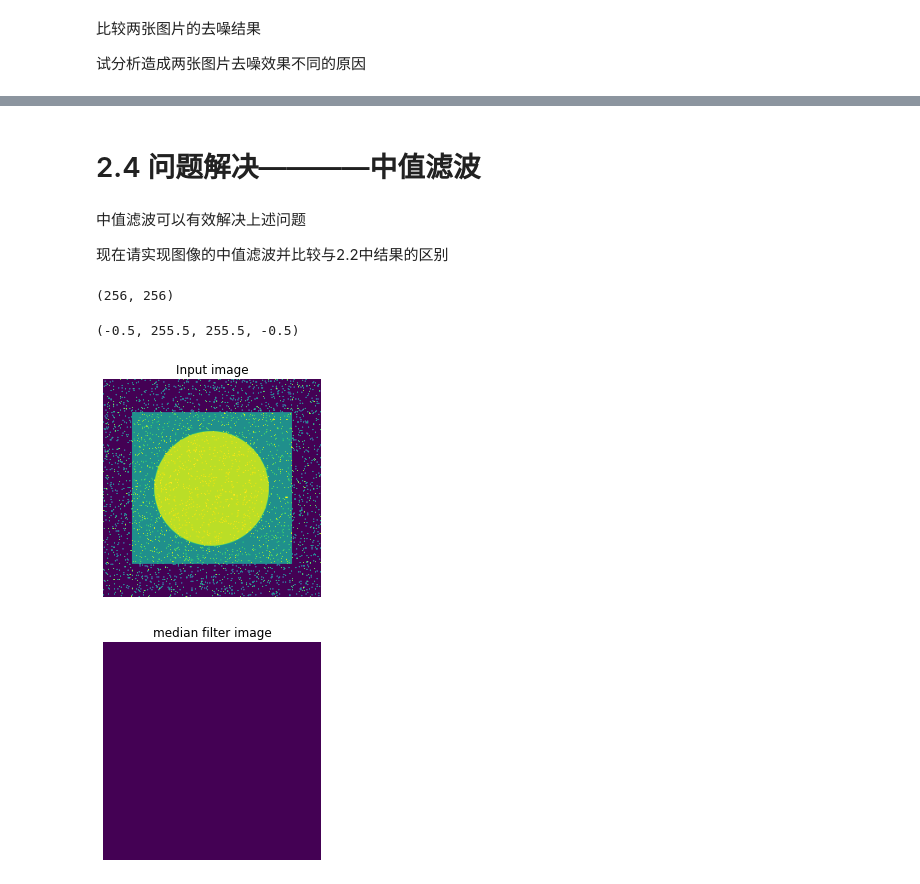
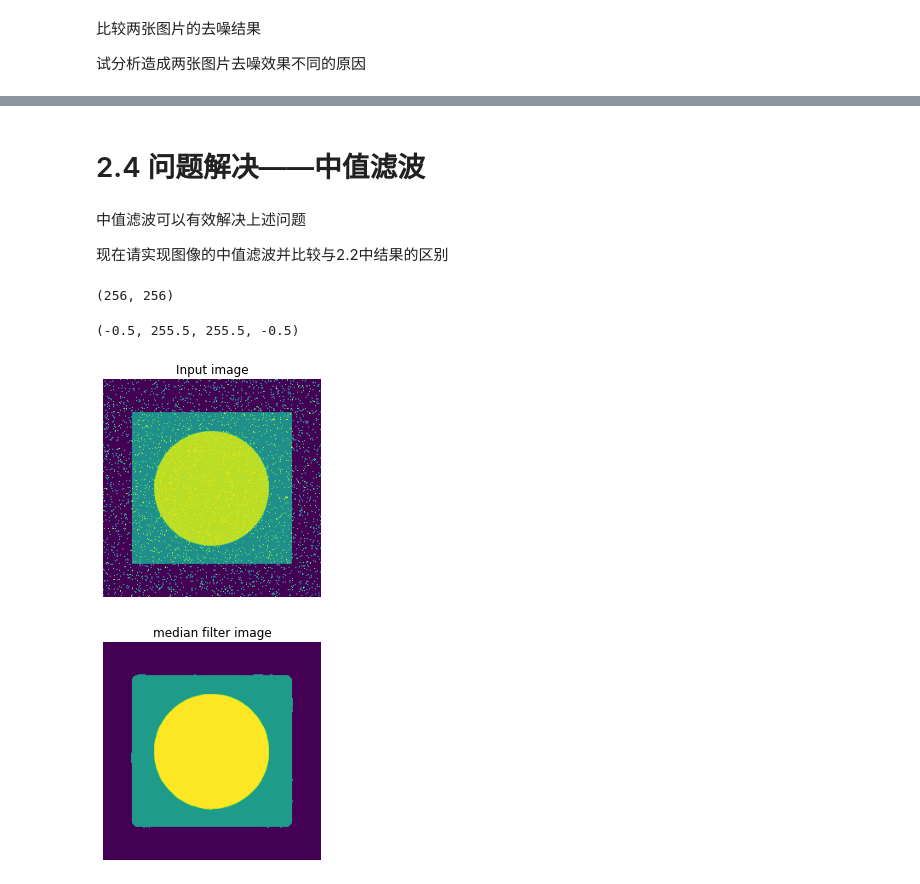
Before and after one commit to GiddaZhang/STD2022, a Jupyter notebook: Task1&2/part1/part1.ipynb, the cells around one changed output, grey strips where cells are left out. Cells and saved outputs as stored; diff of their text form; code cells hidden in the pictures.

```diff
--- a/Task1&2/part1/part1.ipynb
+++ b/Task1&2/part1/part1.ipynb
@@ -191,5 +204,5 @@ plt.axis('off')
 # %% [markdown]
-# 2.4 问题解决————中值滤波
+# 2.4 问题解决——中值滤波
 # %% [markdown]
 中值滤波可以有效解决上述问题
 
@@ -203,31 +216,34 @@ def img_median_filter(image, r):
 
     #im_pad: generated for zero-padding
     im_pad = np.zeros((L+r-1, W+r-1))
     im_pad[r//2:L+r//2, r//2:W+r//2] = image
     im_output = np.zeros((L, W))
 
     for i in range(r//2,L+r//2): # length position
         for j in range(r//2,W+r//2): # width position
             ####################
             # your code
+            temp_img = im_pad[i - r//2 : i - r//2 + r, j - r//2 : j - r//2 + r]
+            new_temp = np.sort(np.reshape(temp_img, (-1, 1)), axis=0)
+            im_output[i - r//2, j - r//2] = new_temp[r**2 // 2]
             continue
             ####################
 
     return im_output
 
 plt.figure()
 plt.imshow(im)
 plt.title('Input image')
 plt.axis('off')
 
 im_meidan = img_median_filter(im, r=11)
 
 plt.figure()
 plt.imshow(im_meidan/255)
 plt.title('median filter image')
 plt.axis('off')
 # %% [output]
 (256, 256)
 (-0.5, 255.5, 255.5, -0.5)
 [figure]
-[figure, old version]
+[figure, new version]
```
Also changed, not shown: parts of 6 cells of this notebook.
